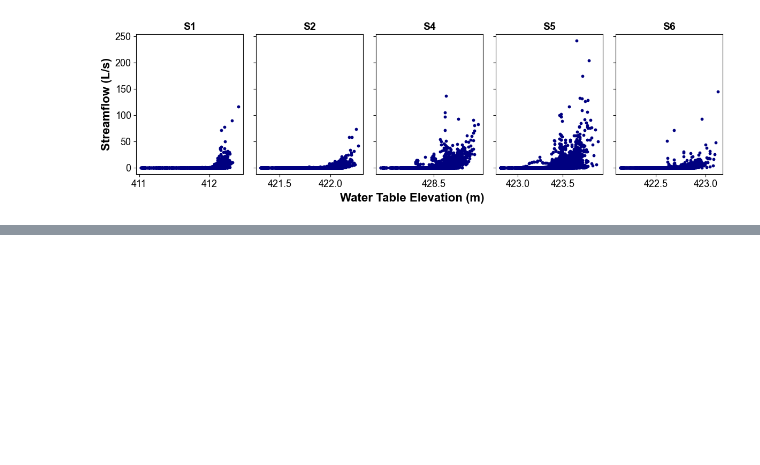
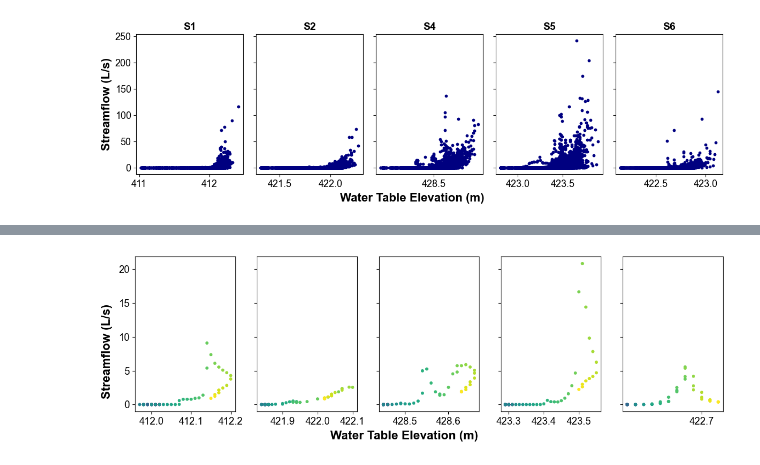
Before and after one commit to gretchenhough/Hough-S26, a Jupyter notebook: GEOS621 HW1/GEOS621_HW1_Fill_Spill_Hysteresis.ipynb, the cells around one changed output, grey strips where cells are left out. Saved outputs shown, nothing was run; the diff lists cells and outputs as text; code cells hidden in the pictures; blank space fills up the shorter version.

```diff
--- a/GEOS621 HW1/GEOS621_HW1_Fill_Spill_Hysteresis.ipynb
+++ b/GEOS621 HW1/GEOS621_HW1_Fill_Spill_Hysteresis.ipynb
@@ -185,0 +147,7 @@ plt.show()
+# %%
+#Now I need to map hysteresis. I will use years 1977, 1978, and 1979, because data exists for all watersheds during this time. I will only plot from Feb to June to capture the spring melt period.
+
+comp['Julian Day']=comp.index.dayofyear
+comp['Year']=comp.index.year
+
+print(comp)
@@ -185,0 +172,42 @@ plt.show()
+# %%
+#create a mask for the years 1978-1980 and Julian Days 32-151 (Feb 1 to June 1)
+mask_78=(comp['Year']==1978) & (comp['Julian Day']>=60) & (comp['Julian Day']<=120)
+mask_79=(comp['Year']==1979) & (comp['Julian Day']>=60) & (comp['Julian Day']<=120)
+mask_80=(comp['Year']==1980) & (comp['Julian Day']>=60) & (comp['Julian Day']<=120)
+# %%
+fig2, axes2=plt.subplots(nrows=1,ncols=5,figsize=(12, 3.5),sharey=True)
+
+import matplotlib.colors as mcolors
+from matplotlib.ticker import FormatStrFormatter
+
+cmap=plt.get_cmap('viridis')
+norm=mcolors.Normalize(vmin=comp.loc[mask_80,'Julian Day'].min(), vmax=comp.loc[mask_80,'Julian Day'].max())
+colors=cmap(norm(comp.loc[mask_80,'Julian Day']))
+
+
+axes2[0].scatter(comp.loc[mask_80,'S1WTE'],comp.loc[mask_80,'S1SF'],s=10, color=colors, label='1980')
+axes2[0].xaxis.set_major_locator(MultipleLocator(0.1))
+axes2[1].xaxis.set_major_locator(MultipleLocator(0.1))
+axes2[1].scatter(comp.loc[mask_80, 'S2WTE'],comp.loc[mask_80,'S2SF'],s=10, color=colors, label='1980')
+axes2[2].scatter(comp.loc[mask_80, 'S4WTE'],comp.loc[mask_80,'S4SF'],s=10, color=colors, label='1980')
+axes2[2].xaxis.set_major_locator(MultipleLocator(0.1))
+axes2[3].scatter(comp.loc[mask_80, 'S5WTE'],comp.loc[mask_80,'S5SF'],s=10, color=colors, label='1980')
+axes2[3].xaxis.set_major_locator(MultipleLocator(0.1))
+axes2[3].ticklabel_format(axis='x', style='plain', useOffset=False)
+axes2[4].scatter(comp.loc[mask_80, 'S6WTE'],comp.loc[mask_80,'S6SF'],s=10, color=colors, label='1980')
+axes2[4].ticklabel_format(axis='x', style='plain', useOffset=False)
+axes2[4].xaxis.set_major_locator(MultipleLocator(0.1))
+
+#sm=plt.cm.ScalarMappable(cmap=cmap, norm=norm)
+#sm.set_array([])  # Only needed for older versions of matplotlib
+
+#cbar_ax = fig2.add_axes([1, 0.15, 0.02, 0.7])  # [left, bottom, width, height]
+#fig2.colorbar(sm, cax=cbar_ax, label='Julian Day')
+
+
+fig2.text(0.5, 0.04, 'Water Table Elevation (m)', ha='center', fontsize=16, fontweight='bold')
+fig2.text(0.04, 0.5, 'Streamflow (L/s)', va='center', rotation='vertical', fontsize=16, fontweight='bold')
+plt.tight_layout(rect=[0.05, 0.05, 1, 1.05])
+plt.show()
+# %% [output]
+[figure, added]
```
Also changed, not shown: parts of 2 cells of this notebook.
